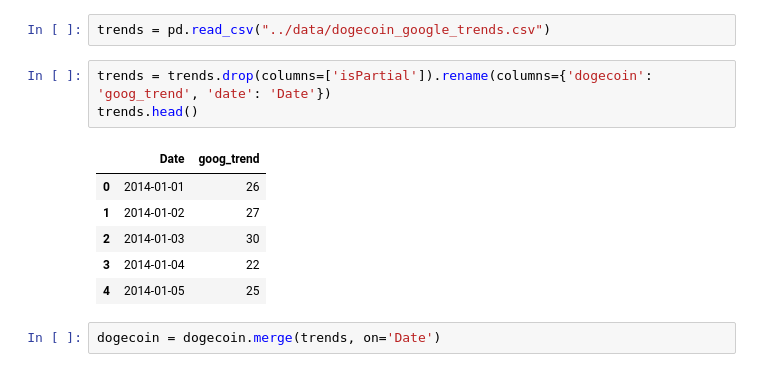
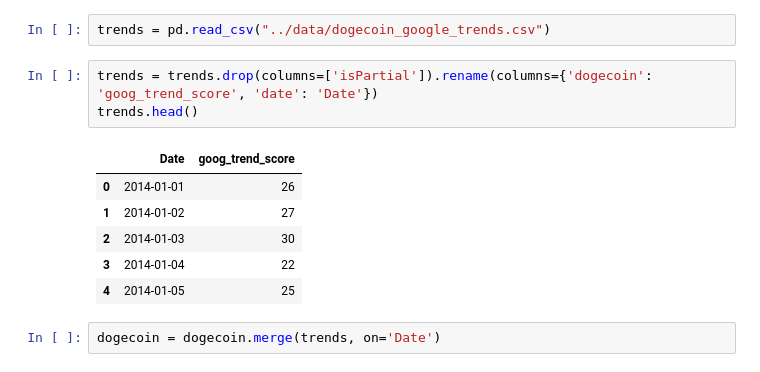
Before and after one commit to irsa-ashraf/Analysis-of-Indicators-on-Cryptocurrency-Prices, a Jupyter notebook: final_datasets/dogecoin_feature_engineering.ipynb, the cells around one changed output. Drawn from its saved outputs; the diff is of its cells as text.

```diff
--- a/final_datasets/dogecoin_feature_engineering.ipynb
+++ b/final_datasets/dogecoin_feature_engineering.ipynb
@@ -177,10 +242,10 @@ dogecoin = dogecoin[np.isinf(dogecoin['Daily_Change_Perc_SP500']) == False]
 # %%
 trends = pd.read_csv("../data/dogecoin_google_trends.csv")
 # %%
-trends = trends.drop(columns=['isPartial']).rename(columns={'dogecoin': 'goog_trend', 'date': 'Date'})
+trends = trends.drop(columns=['isPartial']).rename(columns={'dogecoin': 'goog_trend_score', 'date': 'Date'})
 trends.head()
 # %% [output]
-|  | Date | goog_trend |
+|  | Date | goog_trend_score |
 | 0 | 2014-01-01 | 26 |
 | 1 | 2014-01-02 | 27 |
 | 2 | 2014-01-03 | 30 |
```
Also changed, not shown: parts of 18 cells of this notebook, 20 other files.
